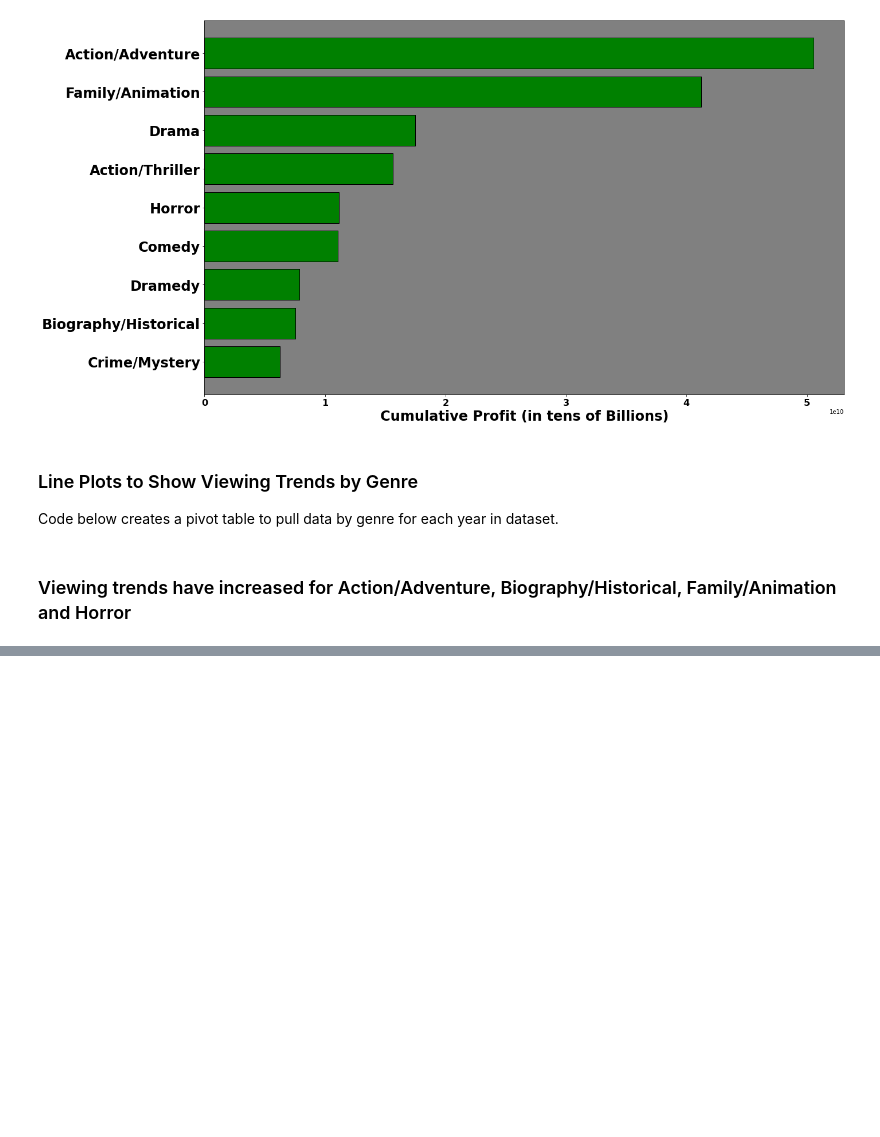
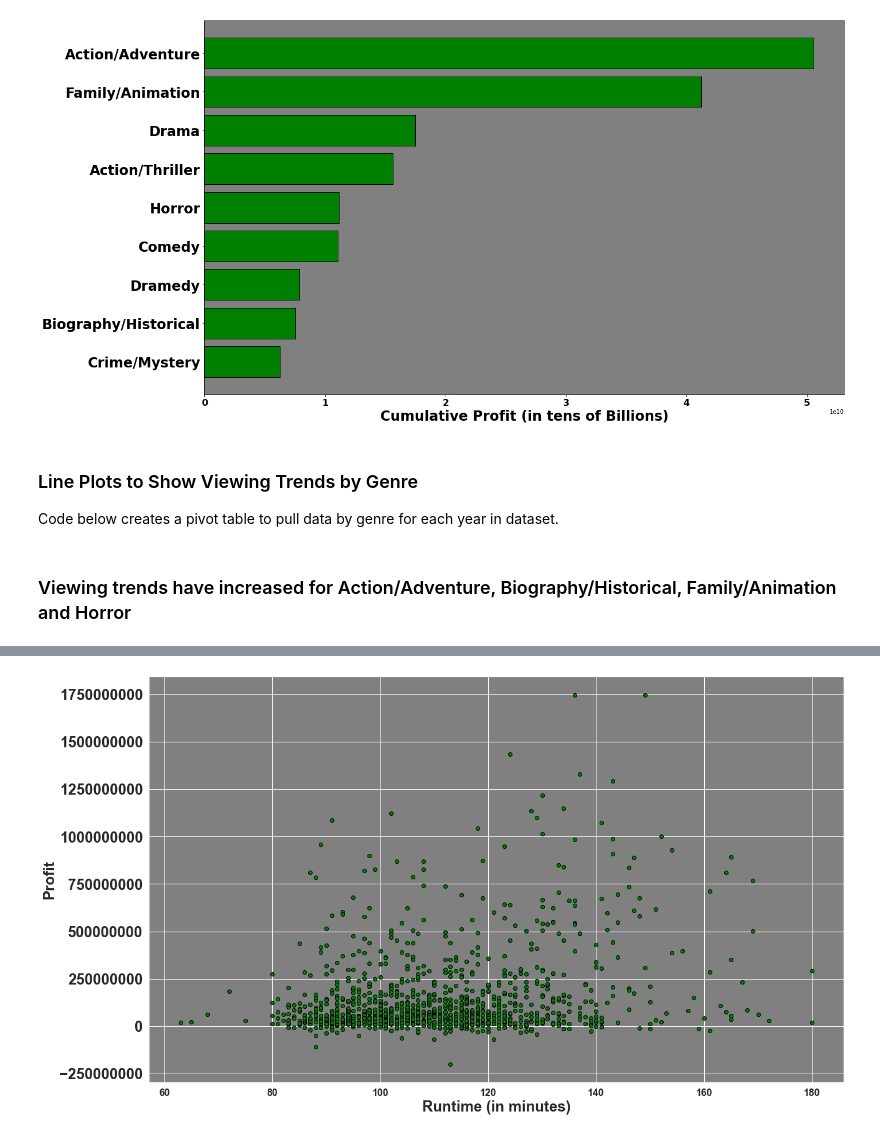
Before and after one commit to manotee/dsc-phase-1-project-v2-4, a Jupyter notebook: student.ipynb, the cells around one changed output, grey strips where cells are left out. Drawn from its saved outputs; the diff is of its cells as text; code cells hidden in the pictures; blank space fills up the shorter version.

```diff
--- a/student.ipynb
+++ b/student.ipynb
@@ -170,9 +214,10 @@ With the imported 'cleaned_tn.csv' file, the SQL was able to merge very well wit
 # %%
-cleaned_df = pd.read_csv('zippedData/cleaned_tn.csv')
+cleaned_df = pd.read_csv('zippedData/cleaned_prep.csv')
 
 combined2_df = cleaned_df.merge(sql_bas_df, how='left', left_on=['movie','release_date'], right_on=['primary_title','start_year'])
 
 combined2_df.info()
+combined2_df.head()
 # %% [output]
 <class 'pandas.core.frame.DataFrame'>
 Int64Index: 1189 entries, 0 to 1188
@@ -376,0 +452,21 @@ Microsoft can leverage their video game catalog options. IPs like Elder Scrolls,
+# %%
+#Plotting the runtime data against profit
+
+runfil = combined2_df[combined2_df['runtime_minutes'] > 60]
+
+fig,ax = plt.subplots(figsize=(20, 12),facecolor='white')
+ax.set_facecolor('gray')
+
+x = runfil['runtime_minutes']  #Runtime
+y = runfil['profit'] #Profit
+
+plt.ticklabel_format(style='plain', useOffset=False, axis='y')
+plt.scatter(x,y,edgecolor= 'black', color= 'green')
+
+plt.ylabel('Profit', fontweight= 'bold', fontsize= 24)
+plt.xlabel('Runtime (in minutes)', fontweight= 'bold', fontsize= 24)
+
+plt.yticks(fontweight= 'bold', fontsize= 24)
+plt.xticks(fontweight= 'bold', fontsize= 16);
+# %% [output]
+[figure, added]
```
Also changed, not shown: parts of 21 cells of this notebook, 1 other file.
